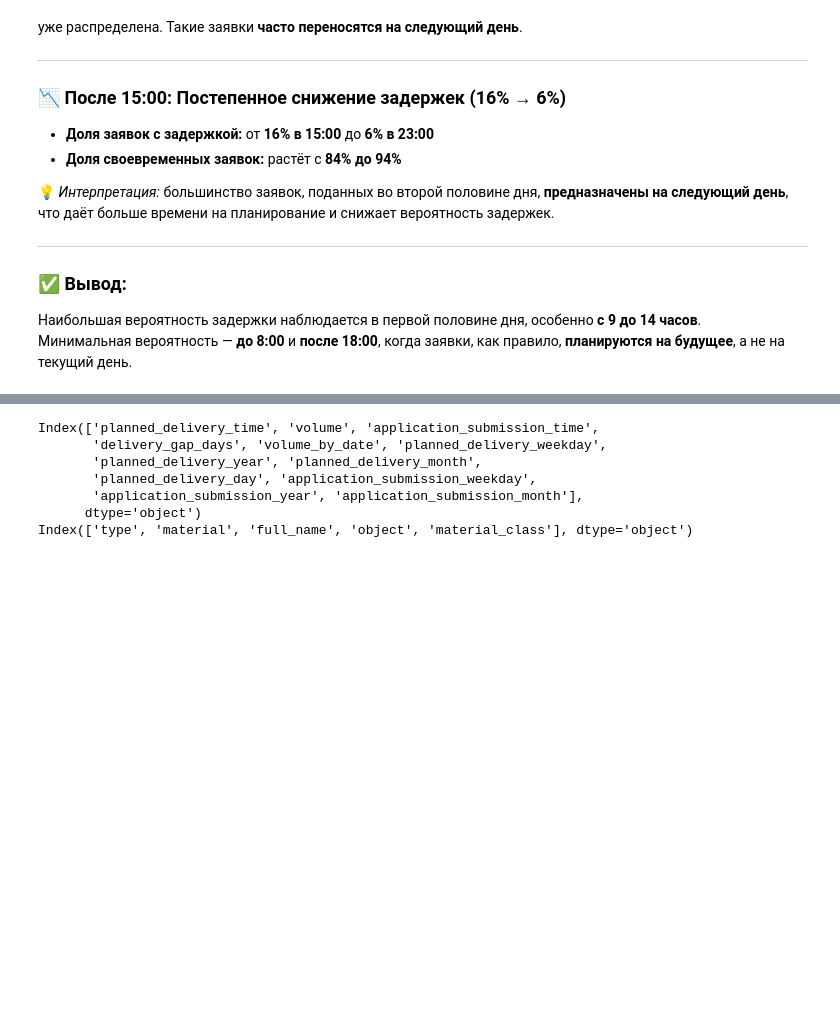
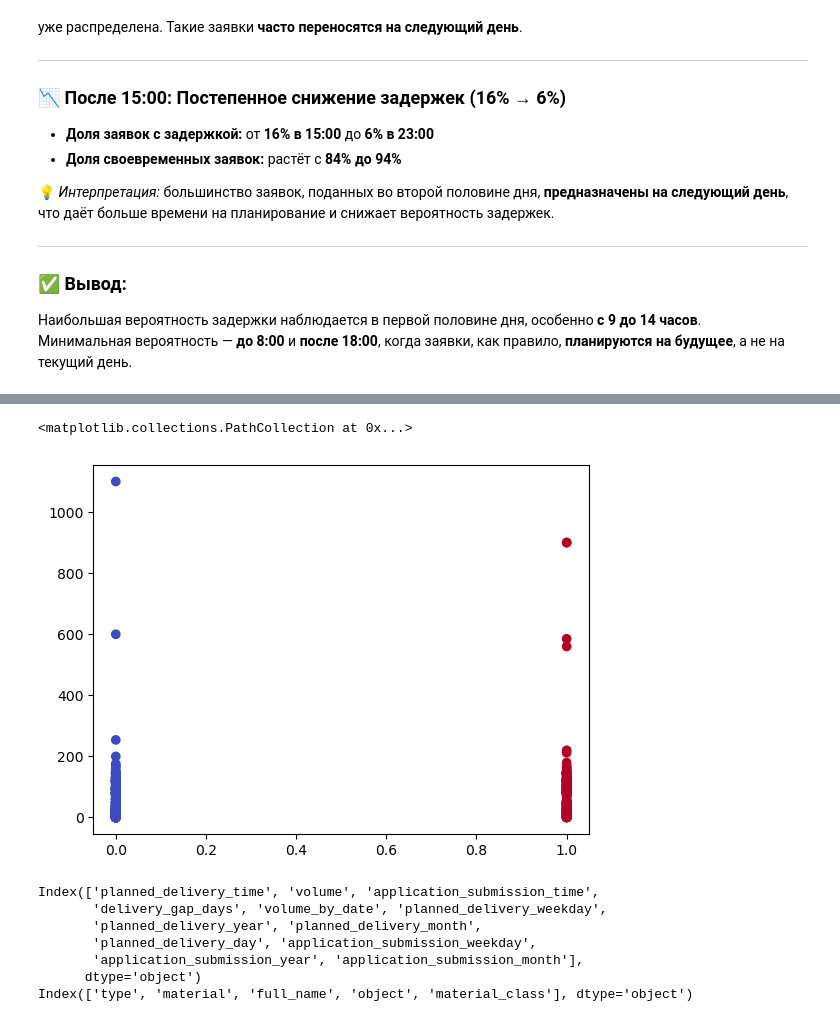
Before and after one commit to Andrefan1406/ds_projects, a Jupyter notebook: concrete_delays/ConcreteDelayPredictor.ipynb, the cells around one changed output, grey strips where cells are left out. Cells and saved outputs as stored; diff of their text form; code cells hidden in the pictures; blank space fills up the shorter version.

```diff
--- a/concrete_delays/ConcreteDelayPredictor.ipynb
+++ b/concrete_delays/ConcreteDelayPredictor.ipynb
@@ -1090 +1143,6 @@ memory usage: 462.8+ KB
+# %%
+plt.scatter(df_ready['delay'], df_ready['volume'], c=df_ready['delay'], cmap='coolwarm')
+# %% [output]
+<matplotlib.collections.PathCollection at 0x...>
+[figure, added]
 # %%
```
Also changed, not shown: parts of 31 cells of this notebook.
